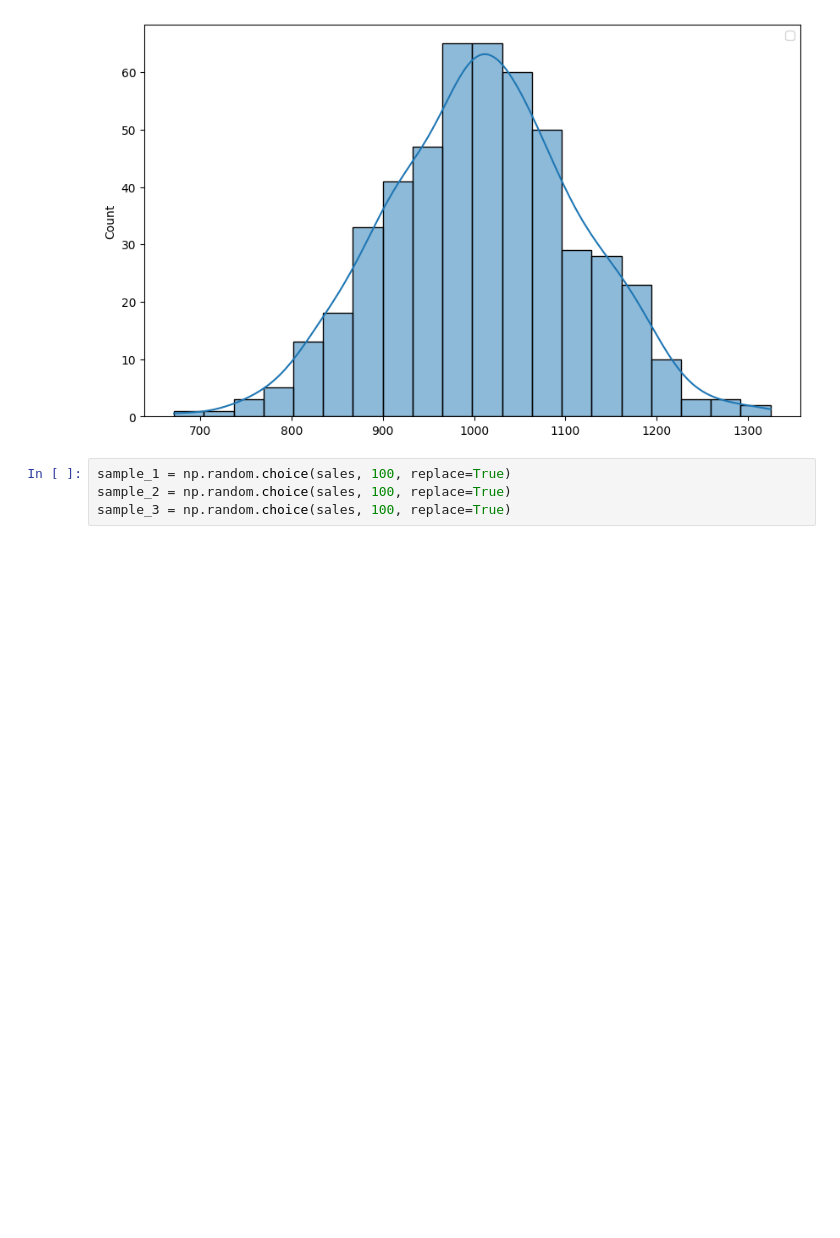
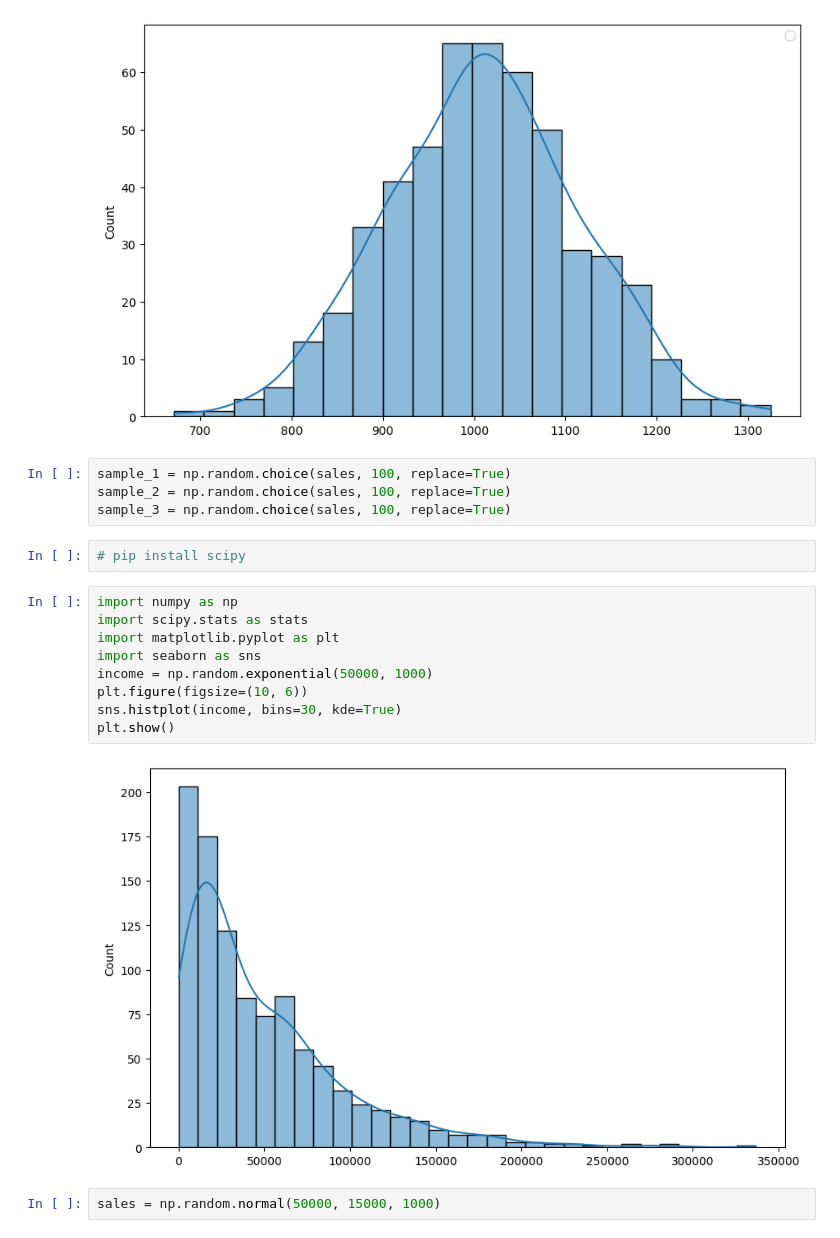
Before and after one commit to rahul8879/full_stack_ai_4th_may, a Jupyter notebook: Math/03_basic_stats.ipynb, the cells around one changed output. Cells and saved outputs as stored; diff of their text form; blank space fills up the shorter version.

Commit message:
added stats

```diff
--- a/Math/03_basic_stats.ipynb
+++ b/Math/03_basic_stats.ipynb
@@ -115,3 +115,18 @@ plt.show()
 sample_1 = np.random.choice(sales, 100, replace=True)
 sample_2 = np.random.choice(sales, 100, replace=True)
 sample_3 = np.random.choice(sales, 100, replace=True)
+# %%
+# pip install scipy
+# %%
+import numpy as np
+import scipy.stats as stats
+import matplotlib.pyplot as plt
+import seaborn as sns
+income = np.random.exponential(50000, 1000)
+plt.figure(figsize=(10, 6))
+sns.histplot(income, bins=30, kde=True)
+plt.show()
+# %% [output]
+[figure, added]
+# %%
+sales = np.random.normal(50000, 15000, 1000)
```
Also changed, not shown: parts of 9 cells of this notebook.
